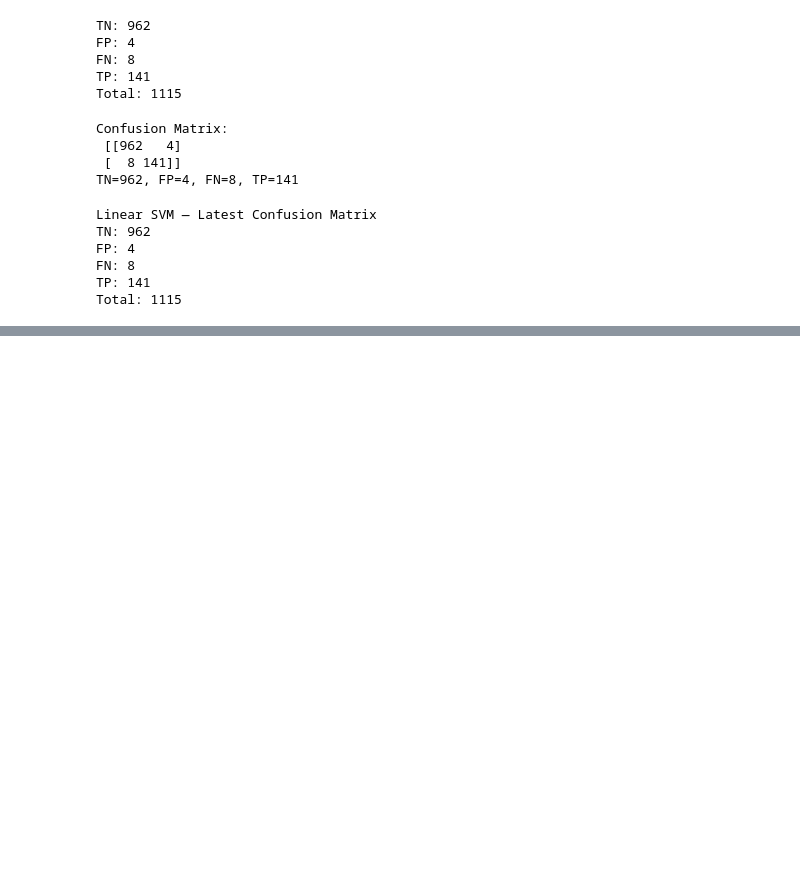
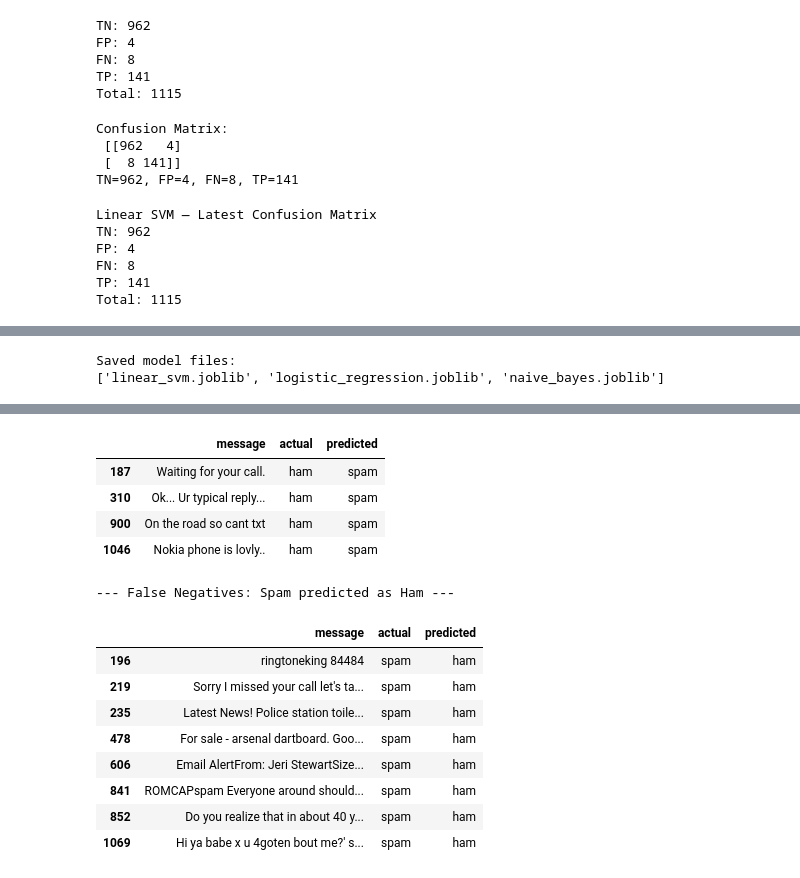
Before and after one commit to Vijayabhava/spam-detection-system, a Jupyter notebook: notebooks/experiment.ipynb, the cells around one changed output, grey strips where cells are left out. Cells and saved outputs as stored; diff of their text form; code cells hidden in the pictures; blank space fills up the shorter version.

```diff
--- a/notebooks/experiment.ipynb
+++ b/notebooks/experiment.ipynb
@@ -788,0 +951,55 @@ Total: 1115
+# %%
+import os
+
+print("Saved model files:")
+print(os.listdir(os.path.join(PROJECT_ROOT, "models")))
+# %% [output]
+Saved model files:
+['linear_svm.joblib', 'logistic_regression.joblib', 'naive_bayes.joblib']
+# %%
+import joblib
+import pandas as pd
+from pathlib import Path
+from sklearn.metrics import confusion_matrix, classification_report
+
+# Load the saved Linear SVM model
+model_path = Path(PROJECT_ROOT) / "models" / "linear_svm.joblib"
+svm_model = joblib.load(model_path)
+
+# Predict on the existing test set
+y_pred = svm_model.predict(X_test)
+
+# Check performance
+print("Confusion Matrix:")
+print(confusion_matrix(y_test, y_pred, labels=["ham", "spam"]))
+
+print("\nClassification Report:")
+print(classification_report(y_test, y_pred, zero_division=0))
+
+# Build an error-analysis table
+error_df = pd.DataFrame({
+    "message": X_test.reset_index(drop=True),
+    "actual": y_test.reset_index(drop=True),
+    "predicted": pd.Series(y_pred).reset_index(drop=True)
+})
+
+# Separate false positives and false negatives
+false_positives = error_df[
+    (error_df["actual"] == "ham") &
+    (error_df["predicted"] == "spam")
+]
+
+false_negatives = error_df[
+    (error_df["actual"] == "spam") &
+    (error_df["predicted"] == "ham")
+]
+
+print("\nFalse Positives:", len(false_positives))
+print("False Negatives:", len(false_negatives))
+
+print("\n--- False Positives: Ham predicted as Spam ---")
+display(false_positives.head(10))
+
+print("\n--- False Negatives: Spam predicted as Ham ---")
+display(false_negatives.head(10))
+# %% [output]
@@ -788,0 +1025,15 @@ Total: 1115
+|  | message | actual | predicted |
+| 187 | Waiting for your call. | ham | spam |
+| 310 | Ok... Ur typical reply... | ham | spam |
+| 900 | On the road so cant txt | ham | spam |
+| 1046 | Nokia phone is lovly.. | ham | spam |
+--- False Negatives: Spam predicted as Ham ---
+|  | message | actual | predicted |
+| 196 | ringtoneking 84484 | spam | ham |
+| 219 | Sorry I missed your call let's ta... | spam | ham |
+| 235 | Latest News! Police station toile... | spam | ham |
+| 478 | For sale - arsenal dartboard. Goo... | spam | ham |
+| 606 | Email AlertFrom: Jeri StewartSize... | spam | ham |
+| 841 | ROMCAPspam Everyone around should... | spam | ham |
+| 852 | Do you realize that in about 40 y... | spam | ham |
+| 1069 | Hi ya babe x u 4goten bout me?' s... | spam | ham |
```
Also changed, not shown: parts of 25 cells of this notebook, 6 other files.
